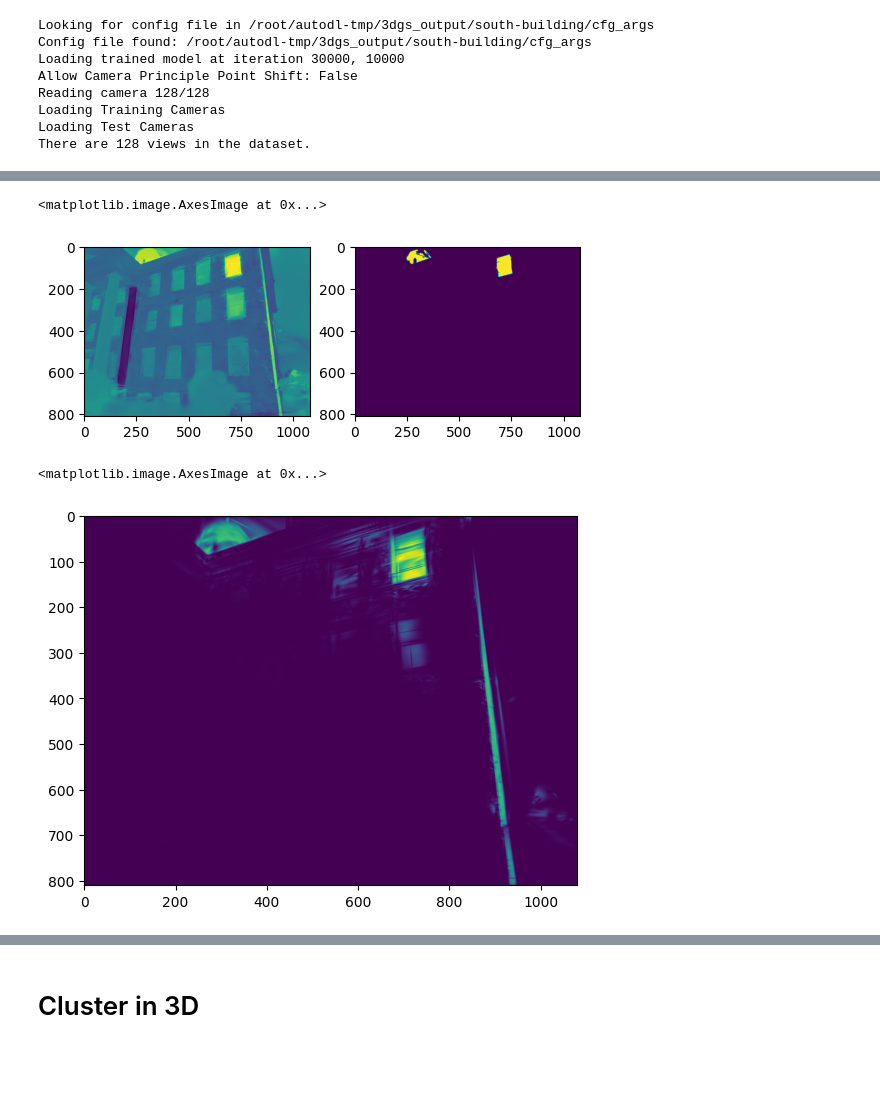
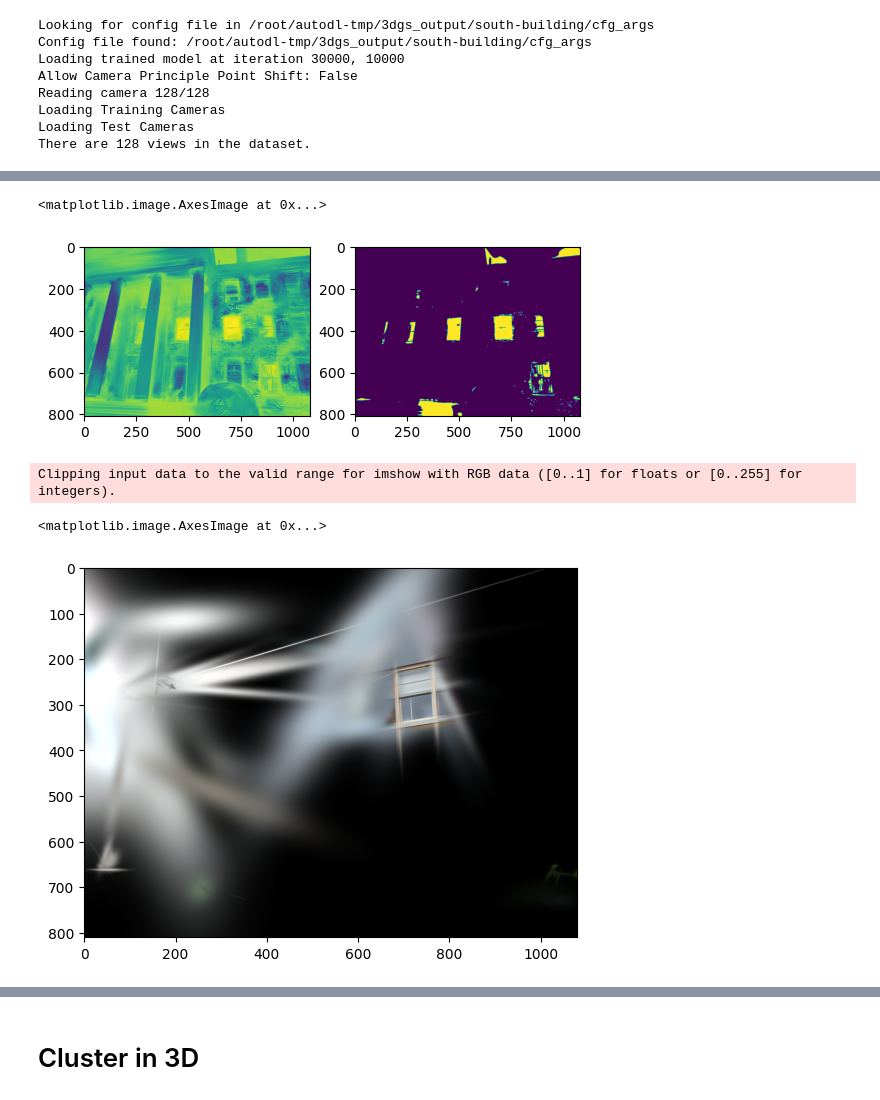
Before and after one commit to Strange-tech/Splat-n-Replace, a Jupyter notebook: template_3dgs.ipynb, the cells around one changed output, grey strips where cells are left out. Cells and saved outputs as stored; diff of their text form; code cells hidden in the pictures; blank space fills up the shorter version.

```diff
--- a/template_3dgs.ipynb
+++ b/template_3dgs.ipynb
@@ -160,6 +164,8 @@ q_trans, q_trans_ = get_quantile_func(all_scales, 'uniform')
 # %%
 from copy import deepcopy
-ref_img_camera_id = 40
+
+
+ref_img_camera_id = 35
 
 view = deepcopy(cameras[ref_img_camera_id])
 
@@ -174,4 +180,5 @@ feature_h, feature_w = rendered_feature.shape[-2:]
 
 
 plt.imshow(img)
+Image.fromarray(img).save(f'./tmp/{ref_img_camera_id}.jpg')
 # %% [output]
@@ -187,12 +295,12 @@ with torch.no_grad():
     # If the q_trans is uniform, the scale can be any value between 0 and 1
     # scale = torch.tensor([0]).cuda()
     # scale = torch.tensor([0.5]).cuda()
-    scale = torch.tensor([0.05]).cuda()
+    # scale = torch.tensor([0.1]).cuda()
 
-    gates = scale_gate(scale)
+    # gates = scale_gate(scale)
 
     feature_with_scale = rendered_feature
-    feature_with_scale = feature_with_scale * gates.unsqueeze(-1).unsqueeze(-1)
+    # feature_with_scale = feature_with_scale * gates.unsqueeze(-1).unsqueeze(-1)
     scale_conditioned_feature = feature_with_scale.permute([1,2,0])
 
     plt.imshow(scale_conditioned_feature[:,:,:3].detach().cpu().numpy())
@@ -202,48 +310,63 @@ Clipping input data to the valid range for imshow with RGB data ([0..1] for floa
 # %%
-query_index = (100, 700)
-
-query_index = (
-    int(query_index[0] / view.image_height * view.feature_height),
-    int(query_index[1] / view.image_width * view.feature_width),
-               )
+query_indices = [[385.8282775878906, 711.1532897949219]]
 
 normed_features = torch.nn.functional.normalize(scale_conditioned_feature, dim = -1, p = 2)
-query_feature = normed_features[query_index[0], query_index[1]]
+for id, query_index in enumerate(query_indices):
+    query_index = [
+        int(query_index[0] / view.image_height * view.feature_height),
+        int(query_index[1] / view.image_width * view.feature_width)
+        ]
+    q_feature = normed_features[query_index[0], query_index[1]].reshape(-1, 1)
+    if id == 0:
+        query_features = q_feature
+    else:
+        query_features = torch.cat([query_features, q_feature], dim=-1)
 
-similarity = torch.einsum('C,HWC->HW', query_feature, normed_features)
+similarity = normed_features @ query_features # (H, W, k)
+similarity = torch.max(similarity, dim=-1).values
 
 plt.subplot(1,2,1)
 plt.imshow(similarity.detach().cpu().numpy())
 plt.subplot(1,2,2)
-plt.imshow(similarity.detach().cpu().numpy() > 0.8)
+plt.imshow(similarity.detach().cpu().numpy() > 0.9)
 # %% [output]
 <matplotlib.image.AxesImage at 0x...>
-[figure, old version]
+[figure, new version]
 # %%
 point_features = feature_gaussians.get_point_features
 
-scale_conditioned_point_features = point_features * gates.unsqueeze(0)
+scale_conditioned_point_features = point_features
 
 normed_scale_conditioned_point_features = torch.nn.functional.normalize(scale_conditioned_point_features, dim = -1, p = 2)
 
-similarities = torch.einsum('C,NC->N', query_feature.cuda(), normed_scale_conditioned_point_features)
+similarities = normed_scale_conditioned_point_features @ query_features # (N, k)
+similarities = torch.max(similarities, dim=-1).values
 
-similarities[similarities < 0.5] = 0
+similarities[similarities < 0.6] = 0
+similarities[similarities != 0] = 1
 
 bg_color = [0 for i in range(FEATURE_DIM)]
 background = torch.tensor(bg_color, dtype=torch.float32, device="cuda")
 
-try:
-    scene_gaussians.roll_back()
-except:
-    pass
+s_g = deepcopy(scene_gaussians)
+render_pkg = render_with_depth(view, s_g, pipeline.extract(args), background)
+visible_filter = render_pkg['visibility_filter']
+depth = render_pkg['depth']
+# plt.imshow(depth.permute([1,2,0]).detach().cpu())
 
-rendered_similarities = render(view, scene_gaussians, pipeline.extract(args), background, override_color=similarities.unsqueeze(-1).repeat([1,3]))['render']
 
-plt.imshow(rendered_similarities.permute([1,2,0])[:,:,0].detach().cpu())
+fil = (similarities > 0)
+s_g.segment(fil)
+
+render_pkg_2 =  render_with_depth(view, s_g, pipeline.extract(args), background)
+rendered_segmented_image = render_pkg_2['render']
+depth_2 = render_pkg_2['depth']
+plt.imshow(rendered_segmented_image.permute([1,2,0]).detach().cpu())
+# plt.imshow(depth_2.permute([1,2,0]).detach().cpu())
 # %% [output]
-<matplotlib.image.AxesImage at 0x...>
+Clipping input data to the valid range for imshow with RGB data ([0..1] for floats or [0..255] for integers).
+<matplotlib.image.AxesImage at 0x...>
-[figure, old version]
+[figure, new version]
 # %%
 normed_features = torch.nn.functional.normalize(scale_conditioned_feature, dim = -1, p = 2)
 downsampled_features = torch.nn.functional.interpolate(scale_conditioned_feature.permute([2,0,1]).unsqueeze(0), (128, 128), mode = 'bilinear').squeeze()
```
Also changed, not shown: parts of 8 cells of this notebook, 5 other files.
